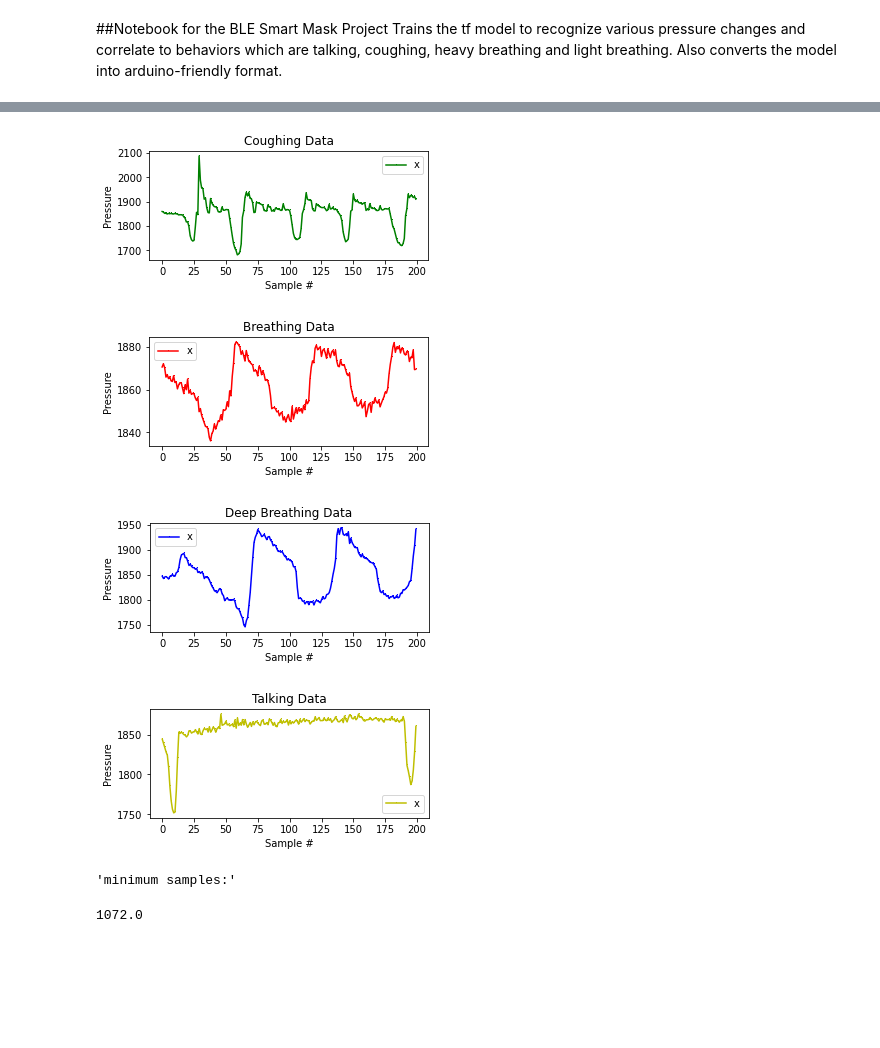
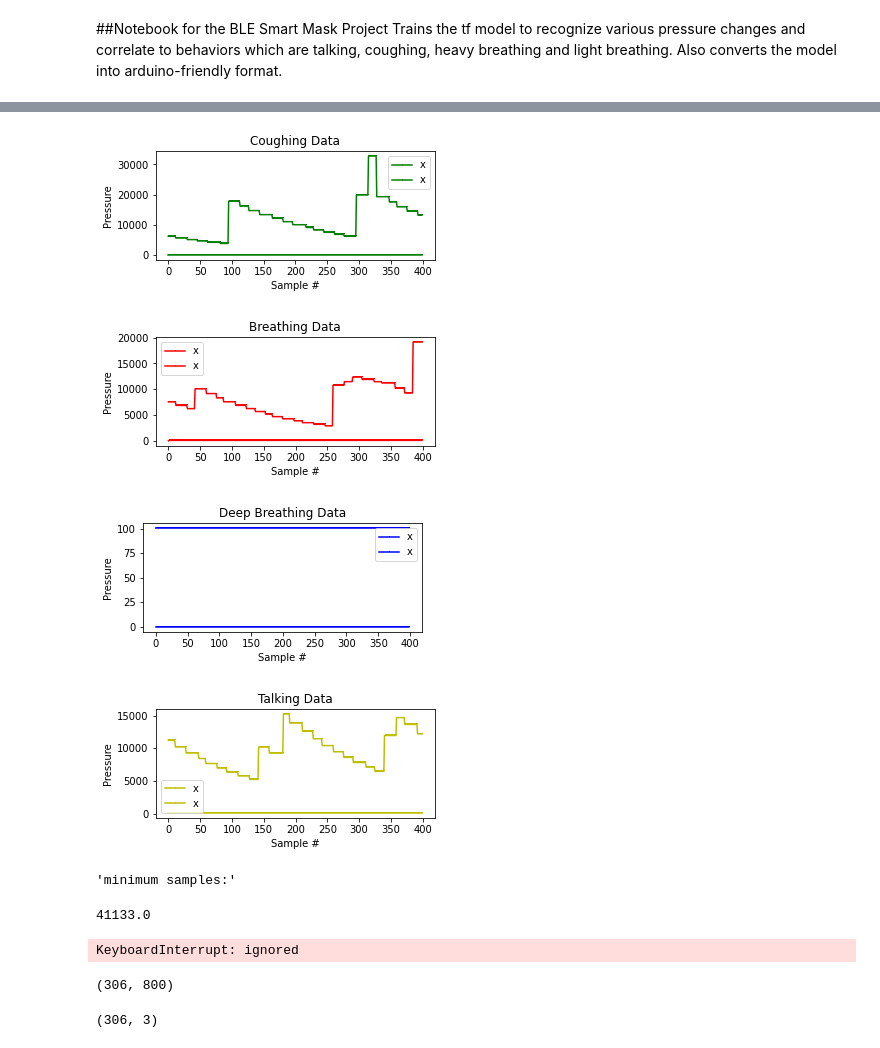
Before and after one commit to yohancsx/SmartMask, a Jupyter notebook: tf_lite/BleSenseSmartMaskML.ipynb, the cells around one changed output, grey strips where cells are left out. Drawn from its saved outputs; the diff is of its cells as text; code cells hidden in the pictures; blank space fills up the shorter version.

Commit message:
Updated neural network to have pressure and rms inputs

```diff
--- a/tf_lite/BleSenseSmartMaskML.ipynb
+++ b/tf_lite/BleSenseSmartMaskML.ipynb
@@ -37,65 +37,65 @@ import tensorflow as tf
 #load all the data into seperate dataframes
 
 #the name for the breathing data
-breathingFile = "regular_breathing.csv"
+breathingFile = "40s_breathing.csv"
 
 #the name for the coughing data
-coughingFile = "coughing.csv"
+coughingFile = "40s_coughing.csv"
 
 #the filename for the talking data
-talkingFile = "talking.csv"
+talkingFile = "40s_talking.csv"
 
 #the filename for the deep breathing data
-deepBreathingFile = "deep_breathing.csv"
+deepBreathingFile = "40s_deep_breathing.csv"
 
 #the filename for the combined data
-combinedFile = "mixed.csv"
+combinedFile = "40s_mixed.csv"
 
 #plot some of the data on the same axes
-dfTalk = (pd.read_csv("/content/" + talkingFile, index_col=False, header=None, names = ["pressure"])).dropna(axis = 1)
-dfBreathe = (pd.read_csv("/content/" + breathingFile, index_col=False, header=None, names = ["pressure"])).dropna(axis = 1)
-dfCough = (pd.read_csv("/content/" + coughingFile, index_col=False, header=None, names = ["pressure"])).dropna(axis = 1)
-dfDeepBreathe = (pd.read_csv("/content/" + deepBreathingFile, index_col=False, header=None, names = ["pressure"])).dropna(axis = 1)
-dfMixed = (pd.read_csv("/content/" + talkingFile, index_col=False, header=None, names = ["pressure"])).dropna(axis = 1)
+dfTalk = (pd.read_csv("/content/" + talkingFile, index_col=False, header=None, names = ["pressure", "RMS"])).dropna(axis = 1)
+dfBreathe = (pd.read_csv("/content/" + breathingFile, index_col=False, header=None, names = ["pressure", "RMS"])).dropna(axis = 1)
+dfCough = (pd.read_csv("/content/" + coughingFile, index_col=False, header=None, names = ["pressure", "RMS"])).dropna(axis = 1)
+dfDeepBreathe = (pd.read_csv("/content/" + deepBreathingFile, index_col=False, header=None, names = ["pressure", "RMS"])).dropna(axis = 1)
+dfMixed = (pd.read_csv("/content/" + talkingFile, index_col=False, header=None, names = ["pressure", "RMS"])).dropna(axis = 1)
 # %%
 #plot some of the sample data
 plt.rcParams["figure.figsize"] = (5,2)
 
 #the indices
-index = range(0, 200)
+index = range(0, 400)
 
-plt.plot(index, dfCough.head(200), 'g.', label='x', linestyle='solid', marker=',')
+plt.plot(index, dfCough.head(400), 'g.', label='x', linestyle='solid', marker=',')
 plt.title("Coughing Data")
 plt.xlabel("Sample #")
 plt.ylabel("Pressure")
 plt.legend()
 plt.show()
 
-plt.plot(index, dfBreathe.head(200), 'r.', label='x', linestyle='solid', marker=',')
+plt.plot(index, dfBreathe.head(400), 'r.', label='x', linestyle='solid', marker=',')
 plt.title("Breathing Data")
 plt.xlabel("Sample #")
 plt.ylabel("Pressure")
 plt.legend()
 plt.show()
 
-plt.plot(index, dfDeepBreathe.head(200), 'b.', label='x', linestyle='solid', marker=',')
+plt.plot(index, dfDeepBreathe.head(400), 'b.', label='x', linestyle='solid', marker=',')
 plt.title("Deep Breathing Data")
 plt.xlabel("Sample #")
 plt.ylabel("Pressure")
 plt.legend()
 plt.show()
 
-plt.plot(index, dfTalk.head(200), 'y.', label='x', linestyle='solid', marker=',')
+plt.plot(index, dfTalk.head(400), 'y.', label='x', linestyle='solid', marker=',')
 plt.title("Talking Data")
 plt.xlabel("Sample #")
 plt.ylabel("Pressure")
 plt.legend()
 plt.show()
 # %% [output]
-[figure, old version]
+[figure, new version]
-[figure, old version]
+[figure, new version]
-[figure, old version]
+[figure, new version]
-[figure, old version]
+[figure, new version]
 # %%
 #prepare the datasets
 
@@ -108,15 +108,14 @@ tf.random.set_seed(SEED)
 BREATHING_TYPES = [
     "coughing",
     "breathing",
-    "deepBreathing",
     "talking"
 ]
 
 #the list of dataframes of the breathing types
-BREATHING_DATA_LIST = [dfCough,dfBreathe,dfDeepBreathe,dfTalk]
+BREATHING_DATA_LIST = [dfCough,dfBreathe,dfTalk]
 
 #the raw number of samples per period
-SAMPLES_PER_PERIOD = 200
+SAMPLES_PER_PERIOD = 400
 
 NUM_TYPES = len(BREATHING_TYPES)
 
@@ -146,7 +145,7 @@ display("minimum samples:")
 display(minsamples)
 # %% [output]
 'minimum samples:'
-1072.0
+41133.0
 # %%
 #Option 1: split the dataset into overlapping portions
 
@@ -160,7 +159,7 @@ for type_index in range(NUM_TYPES):
     output = ONE_HOT_ENCODED_TYPES[type_index]
     for j in range(SAMPLES_PER_PERIOD):
       dataIndex = i + j - SAMPLES_PER_PERIOD/2
-      tensor += [type_data['pressure'][dataIndex]/maxpressure]
+      tensor += [type_data['pressure'][dataIndex]/maxpressure,type_data['RMS'][dataIndex]/50000]
 
     #append the data
     inputs.append(tensor)
@@ -168,6 +167,11 @@ for type_index in range(NUM_TYPES):
 
 inputs = np.array(inputs)
 outputs = np.array(outputs)
+
+display(inputs.shape)
+display(outputs.shape)
+# %% [output]
+KeyboardInterrupt: ignored
 # %%
 #Option 2: split the dataset into non-overlapping portions
 for type_index in range(NUM_TYPES):
@@ -180,7 +184,7 @@ for type_index in range(NUM_TYPES):
     output = ONE_HOT_ENCODED_TYPES[type_index]
     for j in range(SAMPLES_PER_PERIOD):
       dataIndex = SAMPLES_PER_PERIOD*i + j
-      tensor += [type_data['pressure'][dataIndex]/maxpressure]
+      tensor += [type_data['pressure'][dataIndex]/maxpressure,type_data['RMS'][dataIndex]/50000]
 
     #append the data
     inputs.append(tensor)
@@ -188,6 +192,11 @@ for type_index in range(NUM_TYPES):
 
 inputs = np.array(inputs)
 outputs = np.array(outputs)
+display(inputs.shape)
+display(outputs.shape)
+# %% [output]
+(306, 800)
+(306, 3)
 # %%
 #randomize and split inputs and outputs into training and test sets
 num_inputs = len(inputs)
```
Also changed, not shown: parts of 5 cells of this notebook.
